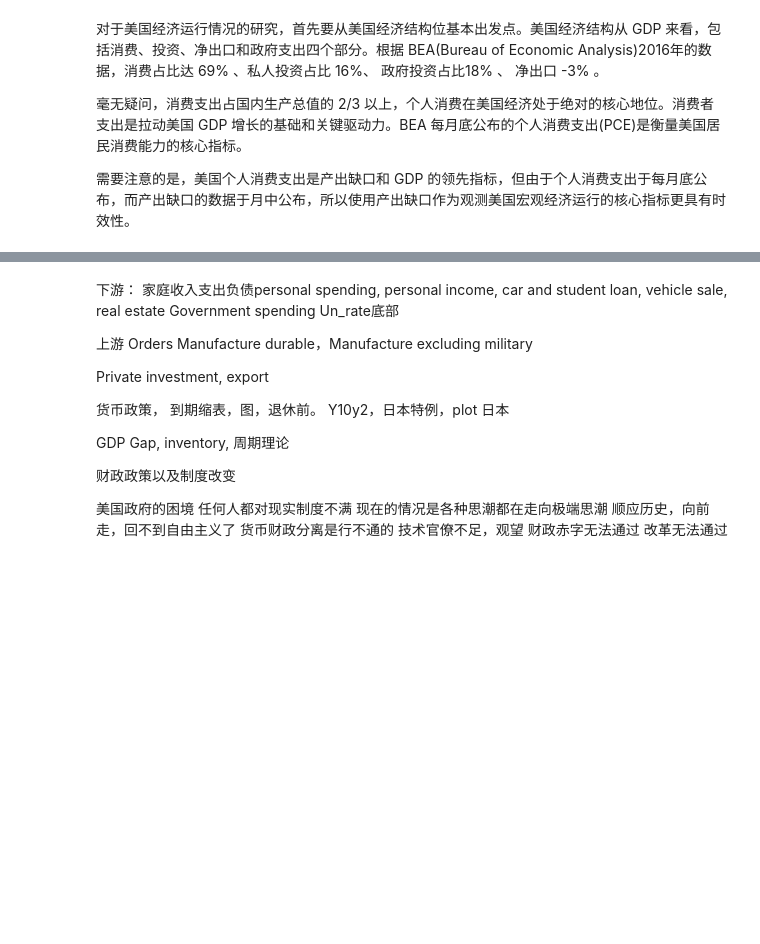
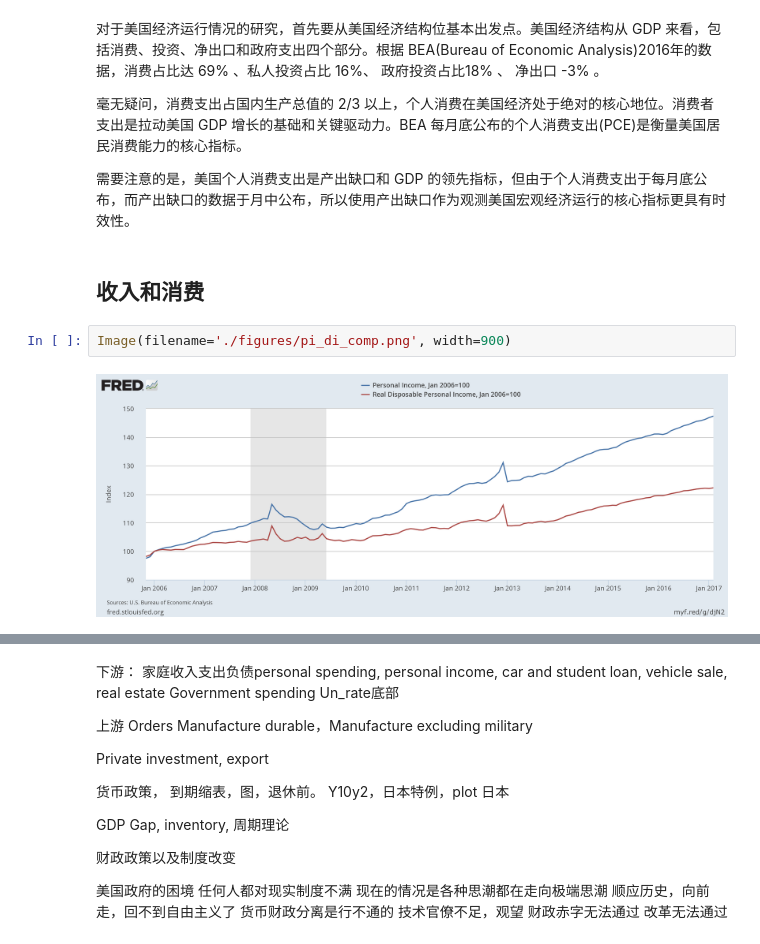
Before and after one commit to AndSoOn/Improvisation, a Jupyter notebook: fed/draft.ipynb, the cells around one changed output, grey strips where cells are left out. Saved outputs shown, nothing was run; the diff lists cells and outputs as text; blank space fills up the shorter version.

```diff
--- a/fed/draft.ipynb
+++ b/fed/draft.ipynb
@@ -29,3 +27,9 @@ Image(filename='US-GDP-Components-from-1929-to-2011.jpg', width=600)
 毫无疑问，消费支出占国内生产总值的 2/3 以上，个人消费在美国经济处于绝对的核心地位。消费者支出是拉动美国 GDP 增长的基础和关键驱动力。BEA 每月底公布的个人消费支出(PCE)是衡量美国居民消费能力的核心指标。
 
 需要注意的是，美国个人消费支出是产出缺口和 GDP 的领先指标，但由于个人消费支出于每月底公布，而产出缺口的数据于月中公布，所以使用产出缺口作为观测美国宏观经济运行的核心指标更具有时效性。
+# %% [markdown]
+## 收入和消费
+# %%
+Image(filename='./figures/pi_di_comp.png', width=900)
+# %% [output]
+[figure, added]
```
Also changed, not shown: parts of 15 cells of this notebook, 18 other files.
